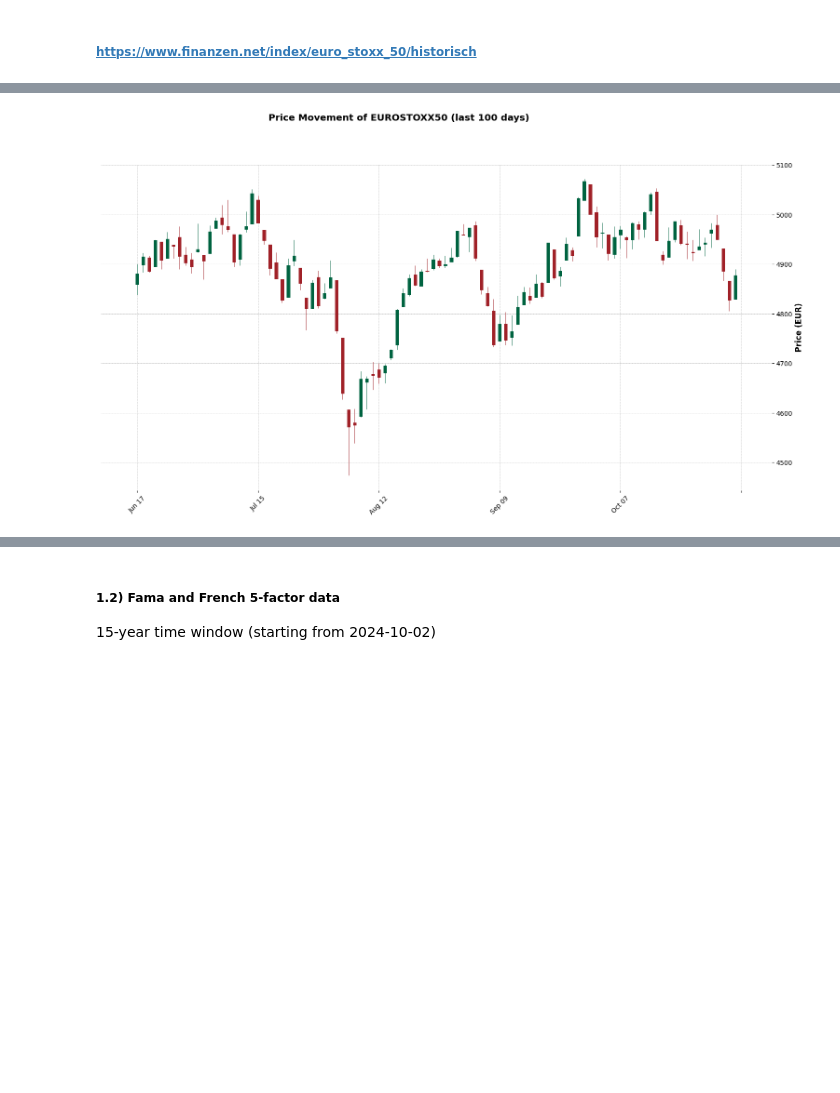
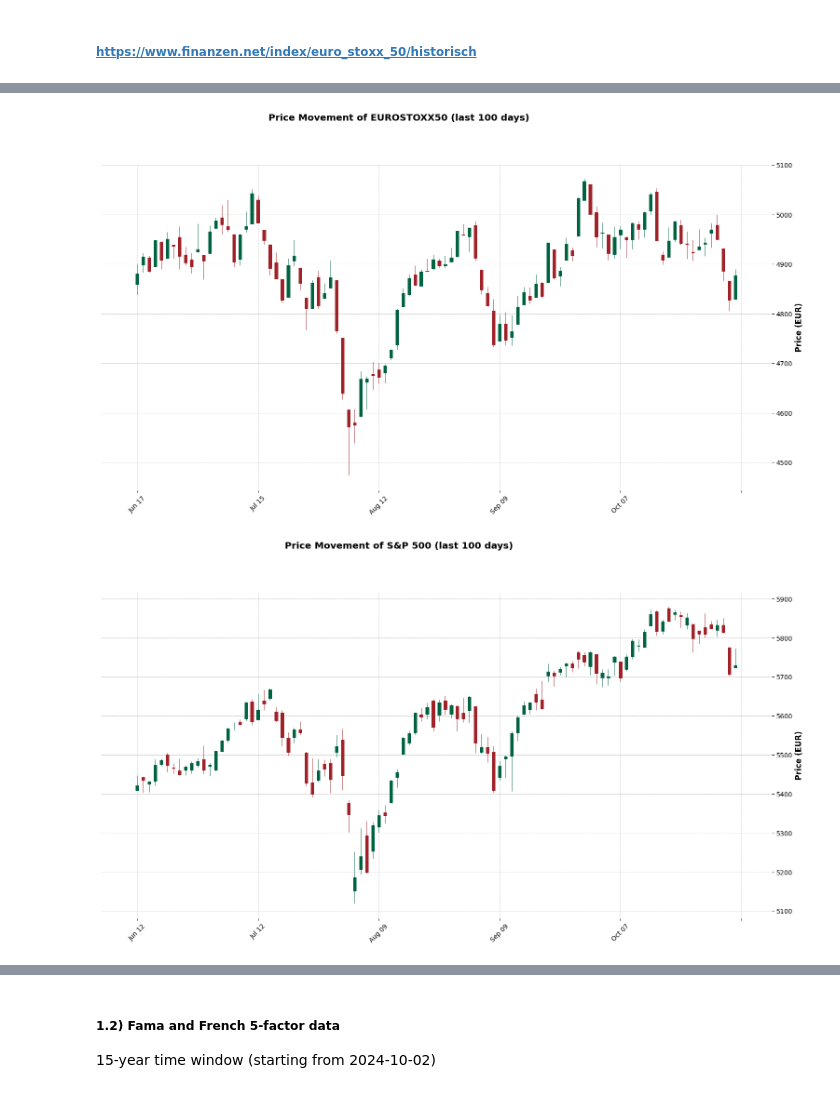
Before and after one commit to lkrsl/multi_factor_modelling_esg_factor_development, a Jupyter notebook: program.ipynb, the cells around one changed output, grey strips where cells are left out. Drawn from its saved outputs; the diff is of its cells as text; code cells hidden in the pictures; blank space fills up the shorter version.

```diff
--- a/program.ipynb
+++ b/program.ipynb
@@ -93,22 +33,50 @@ dtype: object
-# %%
-# Select last 100 rows of the dataframe
-eustxx = eustx.tail(100)
-
-# Ensure correct format
-eustxx['Date'] = pd.to_datetime(eustxx['Date'])
-eustxx.set_index('Date', inplace=True)
-
-# Select necessary columns
-eustxx_data = eustxx[['Open', 'Close', 'High', 'Low']]
-
-# Define figure size and scale
-figsize = (20, 10)
-figscale = 1.5
-
-# Plot candlestick chart with adjusted figure size
-mpf.plot(eustxx_data, type='candle', style='charles', title='Price Movement of EUROSTOXX50 (last 100 days)', ylabel='Price (EUR)', volume=False, figsize=figsize, figscale=figscale)
-
-# Show plot
-plt.show()
-# %% [output]
-[figure, removed]
+# %%
+pd.options.mode.chained_assignment = None
+
+def process_data(file_name, date_format='%d.%m.%y', delimiter=';'):
+    # Load data
+    df = pd.read_csv(file_name, delimiter=delimiter, na_values=["", "NA", "N/A", "tbd"])
+
+    # Rename columns
+    column_mapping = {
+        'Date': 'Date', 'Datum': 'Date',
+        'Close': 'Close', 'Schluss': 'Close',
+        'Open': 'Open', 'Eröffnung': 'Open',
+        'Daily_high': 'High', 'Tageshoch': 'High',
+        'Daily_low': 'Low', 'Tagestief': 'Low'
+    }
+    df.rename(columns=column_mapping, inplace=True)
+
+    # Process dates and set index
+    df['Date'] = pd.to_datetime(df['Date'], format=date_format)
+    df.set_index('Date', inplace=True)
+    df = df.iloc[::-1]
+
+    # Convert to numeric and handle missing data
+    numeric_columns = ['Close', 'Open', 'High', 'Low']
+    for col in numeric_columns:
+        df[col] = pd.to_numeric(df[col].astype(str).str.replace('.', '').str.replace(',', '.'), errors='coerce')
+
+    df = df.dropna(subset=numeric_columns)
+
+    return df
+
+def plot_last_100(df, title):
+    df100 = df.tail(100)
+    mpf.plot(df100[['Open', 'High', 'Low', 'Close']], type='candle', style='charles',
+             title=f'Price Movement of {title} (last 100 days)',
+             ylabel='Price (EUR)', volume=False, figsize=(20, 10), figscale=1.5)
+    plt.show()
+
+# Process each dataset
+eustx = process_data("EUROSTOXX50.csv")
+sp500 = process_data("S&P500.csv")
+msciWorld = process_data("MSCIWorld.csv")
+
+# Plot last 100 observations for each dataset
+plot_last_100(eustx, "EUROSTOXX50")
+plot_last_100(sp500, "S&P 500")
+plot_last_100(msciWorld, "MSCI World Index")
+# %% [output]
+[figure, added]
+[figure, added]
```
Also changed, not shown: parts of 25 cells of this notebook, 2 other files.
